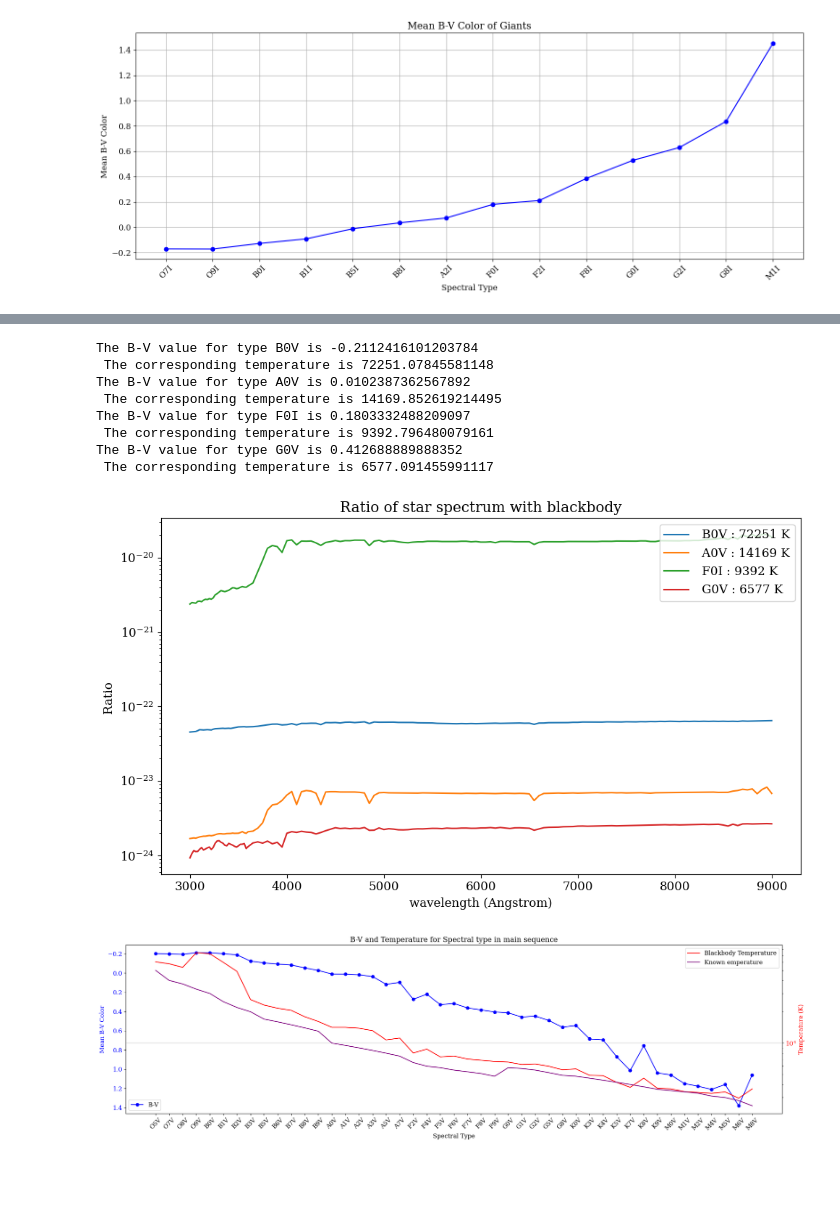
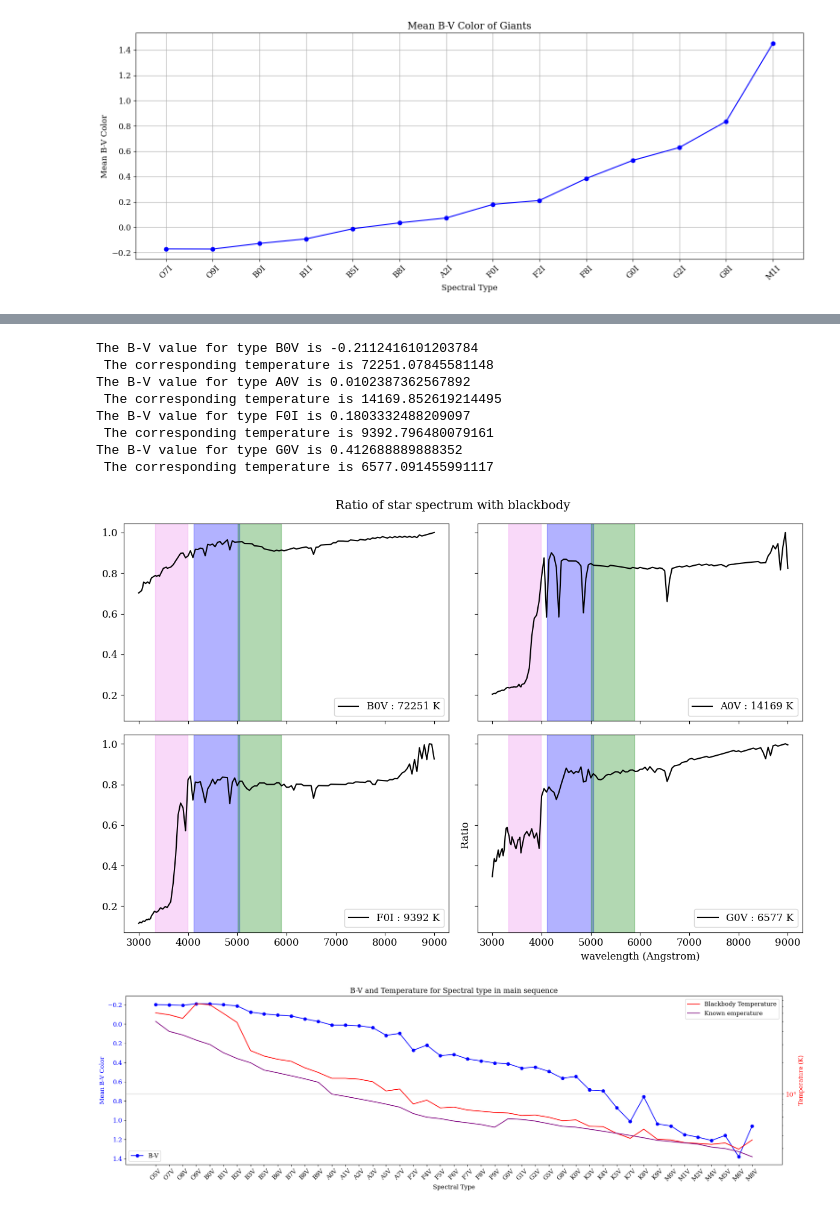
Before and after one commit to TapWhite/ALOP-PROBLEM-1-part2, a Jupyter notebook: ALOP tijdelijk.ipynb, the cells around one changed output, grey strips where cells are left out. Saved outputs shown, nothing was run; the diff lists cells and outputs as text; code cells hidden in the pictures; blank space fills up the shorter version.

```diff
--- a/ALOP tijdelijk.ipynb
+++ b/ALOP tijdelijk.ipynb
@@ -481,8 +481,8 @@ def blackbody_flux(wavelength, temperature):
     exponent = (h.value * c.value) / (wavelength_m * k_B.value * temperature)
     # Planck's la  w formula
     flux = (2 * h.value * c.value**2) / (wavelength_m**5 * (np.exp(exponent) - 1))
-    # flux in W·m⁻²·Hz⁻¹·sr⁻¹
-    flux_converted = flux
+    # flux in W·m⁻²·m⁻¹·sr⁻¹ to  erg *cm^-2 * A^-1 * sr^-1
+    flux_converted = flux * 10**-7
     return flux_converted
 
 
@@ -604,14 +604,27 @@ plt.show()
 [figure]
 # %%
 types_to_test = ['B0V', 'A0V', 'F0I', 'G0V']
-plt.figure(figsize=[10,6])
+# Create a figure with 2x2 subplots
+fig, axs = plt.subplots(2, 2, figsize=(12, 8), sharex=True, sharey=True)
+
+# Flatten the axes for easier iteration
+axs = axs.ravel()
+
+filters = {
+    'U': {'lambda_0': 3659, 'delta_lambda': 660, 'color': 'violet'},
+    'B': {'lambda_0': 4582, 'delta_lambda': 940, 'color': 'blue' },
+    'V': {'lambda_0': 5448, 'delta_lambda': 880, 'color': 'green'}
+}
+
+
+colors = ['violet', 'blue', 'green']
 # Access the B-V value for type A0
-for type_to_test in types_to_test:
+for i, type_to_test in enumerate(types_to_test):
     type_BV= (df_V.loc[df_V['type'] == type_to_test, 'B-V'])
-    if type_to_test == 'F0I' :
+    if type_to_test == 'F0I':
         type_BV= (df_I.loc[df_I['type'] == type_to_test, 'B-V'])
 
-    type_BV= float (type_BV)
+    type_BV= float(type_BV)
     print(f'The B-V value for type {type_to_test} is {type_BV}')
 
 
@@ -620,37 +633,52 @@ for type_to_test in types_to_test:
 
     # Get the corresponding temperature
     closest_temperature = df_temp.loc[closest_index, 'Temperature']
     print(f' The corresponding temperature is {closest_temperature}')
     index = np.where(np.asarray(types) == type_to_test)
     first_index = index[0][0]
 
     mask = (wavelengths_list[first_index] >= 3000) & (wavelengths_list[first_index] <= 9000)
     blackbody_spectrum  = blackbody_flux(wavelengths_list[first_index][mask],closest_temperature)
 
+    ratio = fluxes_list[first_index][mask] / blackbody_spectrum
+    # Plot the data in the respective subplot
+    axs[i].plot(wavelengths_list[first_index][mask], ratio / np.max(ratio),
+                label=f'{type_to_test} : {int(closest_temperature)} K', color='black')
+
+    #axs[i].set_title(f'{type_to_test}: {int(closest_temperature)} K')
+    axs[i].legend(loc='lower right')
+
+    for band, color in zip(bands, colors):
+        lambda_min = filters[band]['lambda_0'] - filters[band]['delta_lambda'] / 2
+        lambda_max = filters[band]['lambda_0'] + filters[band]['delta_lambda'] / 2
+
+        axs[i].axvspan(lambda_min, lambda_max, alpha = 0.3, color=color)
 
 
-    plt.plot(wavelengths_list[first_index][mask],  fluxes_list[first_index][mask] / blackbody_spectrum, label=f' {type_to_test} : {int(closest_temperature)} K' )
+    #plt.plot(wavelengths_list[first_index][mask],  (ratio / np.max(ratio)), label=f' {type_to_test} : {int(closest_temperature)} K' , color='black')
 
 
 
-plt.title('Ratio of star spectrum with blackbody')
-plt.yscale('log')
+
+
+plt.suptitle('Ratio of star spectrum with blackbody')
+#plt.yscale('log')
 plt.xlabel('wavelength (Angstrom)')
 plt.ylabel('Ratio ')
 plt.legend()
 plt.tight_layout()
 plt.savefig('pdf/divided_spectrum.pdf')
 plt.show()
 # %% [output]
 The B-V value for type B0V is -0.2112416101203784
  The corresponding temperature is 72251.07845581148
 The B-V value for type A0V is 0.0102387362567892
  The corresponding temperature is 14169.852619214495
 The B-V value for type F0I is 0.1803332488209097
  The corresponding temperature is 9392.796480079161
 The B-V value for type G0V is 0.412688889888352
  The corresponding temperature is 6577.091455991117
-[figure, old version]
+[figure, new version]
 # %%
 temperatures = []
 for type in df_V['type']:
```
Also changed, not shown: parts of 2 cells of this notebook, 8 other files.
